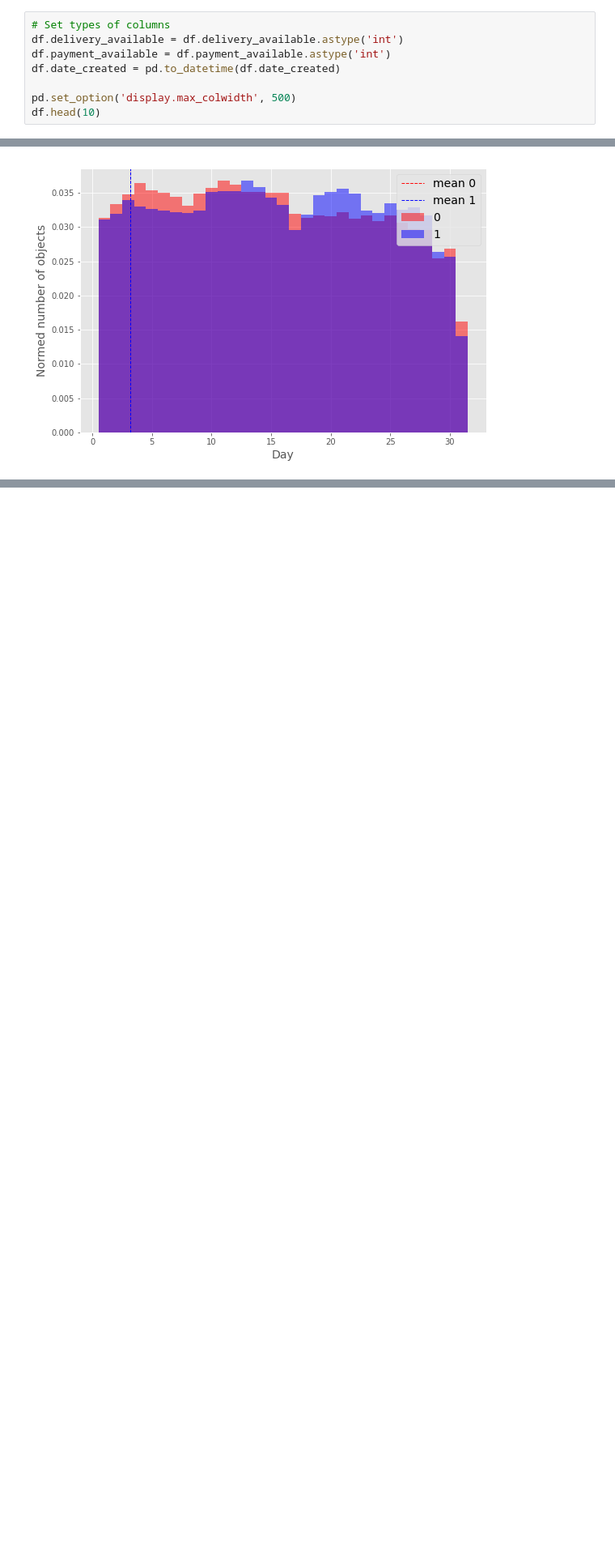
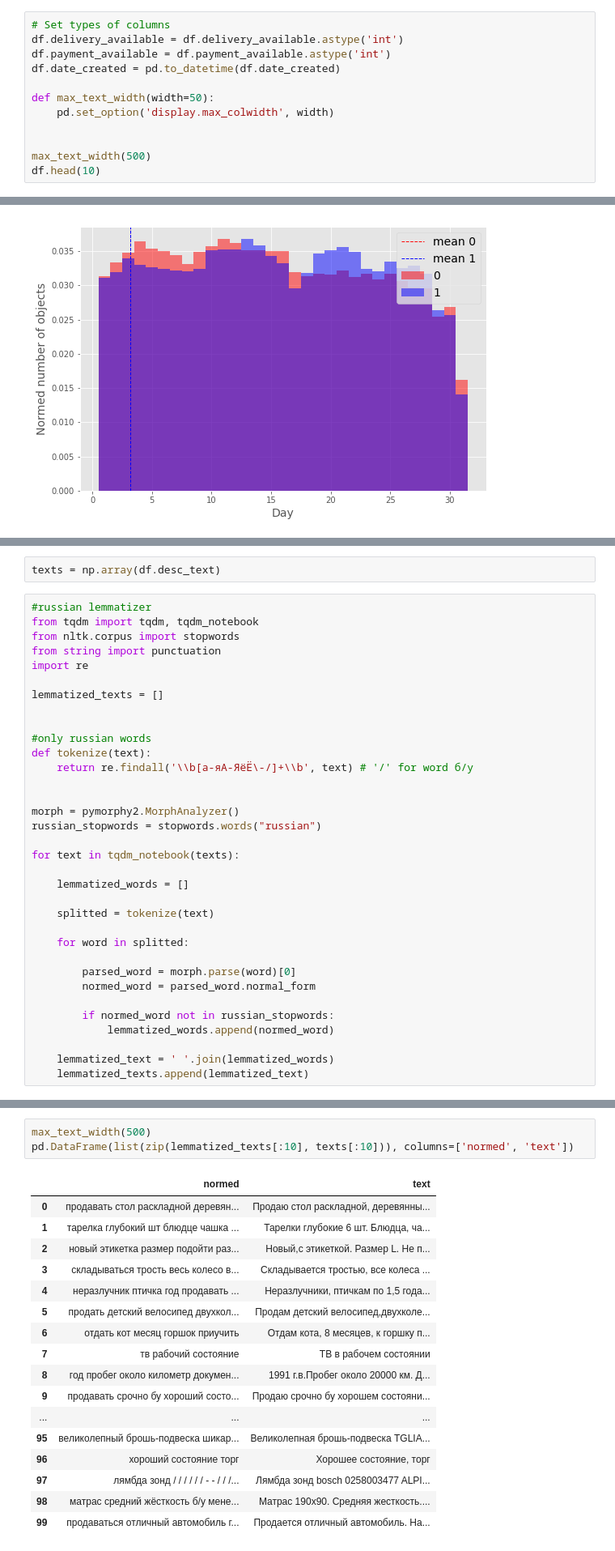
Before and after one commit to pavelperc/kaggle_copy, a Jupyter notebook: kaaagle_shared_in_drive.ipynb, the cells around one changed output, grey strips where cells are left out. Shown at 81% size. Drawn from its saved outputs; the diff is of its cells as text; blank space fills up the shorter version.

```diff
--- a/kaaagle_shared_in_drive.ipynb
+++ b/kaaagle_shared_in_drive.ipynb
@@ -50,7 +50,11 @@ df.delivery_available = df.delivery_available.astype('int')
 df.payment_available = df.payment_available.astype('int')
 df.date_created = pd.to_datetime(df.date_created)
 
-pd.set_option('display.max_colwidth', 500)
+def max_text_width(width=50):
+    pd.set_option('display.max_colwidth', width)
+
+
+max_text_width(500)
 df.head(10)
 # %% [output]
 |  | category_id | city | date_created | delivery_available | desc_text | img_num | lat | long | ... |
@@ -431,0 +446,36 @@ plt.show()
+# %%
+texts = np.array(df.desc_text)
+# %%
+#russian lemmatizer
+from tqdm import tqdm, tqdm_notebook
+from nltk.corpus import stopwords
+from string import punctuation
+import re
+
+lemmatized_texts = []
+
+
+#only russian words
+def tokenize(text):
+    return re.findall('\\b[а-яА-ЯёЁ\-/]+\\b', text) # '/' for word б/у
+
+
+morph = pymorphy2.MorphAnalyzer()
+russian_stopwords = stopwords.words("russian")
+
+for text in tqdm_notebook(texts):
+
+    lemmatized_words = []
+
+    splitted = tokenize(text)
+
+    for word in splitted:
+
+        parsed_word = morph.parse(word)[0]
+        normed_word = parsed_word.normal_form
+
+        if normed_word not in russian_stopwords:
+            lemmatized_words.append(normed_word)
+
+    lemmatized_text = ' '.join(lemmatized_words)
+    lemmatized_texts.append(lemmatized_text)
@@ -431,0 +484,21 @@ plt.show()
+# %%
+max_text_width(500)
+pd.DataFrame(list(zip(lemmatized_texts[:10], texts[:10])), columns=['normed', 'text'])
+# %% [output]
+|  | normed | text |
+| 0 | продавать стол раскладной деревян... | Продаю стол раскладной, деревянны... |
+| 1 | тарелка глубокий шт блюдце чашка ... | Тарелки глубокие 6 шт. Блюдца, ча... |
+| 2 | новый этикетка размер подойти раз... | Новый,с этикеткой. Размер L. Не п... |
+| 3 | складываться трость весь колесо в... | Складывается тростью, все колеса ... |
+| 4 | неразлучник птичка год продавать ... | Неразлучники, птичкам по 1,5 года... |
+| 5 | продать детский велосипед двухкол... | Продам детский велосипед,двухколе... |
+| 6 | отдать кот месяц горшок приучить | Отдам кота, 8 месяцев, к горшку п... |
+| 7 | тв рабочий состояние | ТВ в рабочем состоянии |
+| 8 | год пробег около километр докумен... | 1991 г.в.Пробег около 20000 км. Д... |
+| 9 | продавать срочно бу хороший состо... | Продаю срочно бу хорошем состояни... |
+| ... | ... | ... |
+| 95 | великолепный брошь-подвеска шикар... | Великолепная брошь-подвеска TGLIA... |
+| 96 | хороший состояние торг | Хорошее состояние, торг |
+| 97 | лямбда зонд / / / / / / - - / / /... | Лямбда зонд bosch 0258003477 ALPI... |
+| 98 | матрас средний жёсткость б/у мене... | Матрас 190х90. Средняя жесткость.... |
+| 99 | продаваться отличный автомобиль г... | Продается отличный автомобиль. На... |
```
Also changed, not shown: parts of 27 cells of this notebook.
